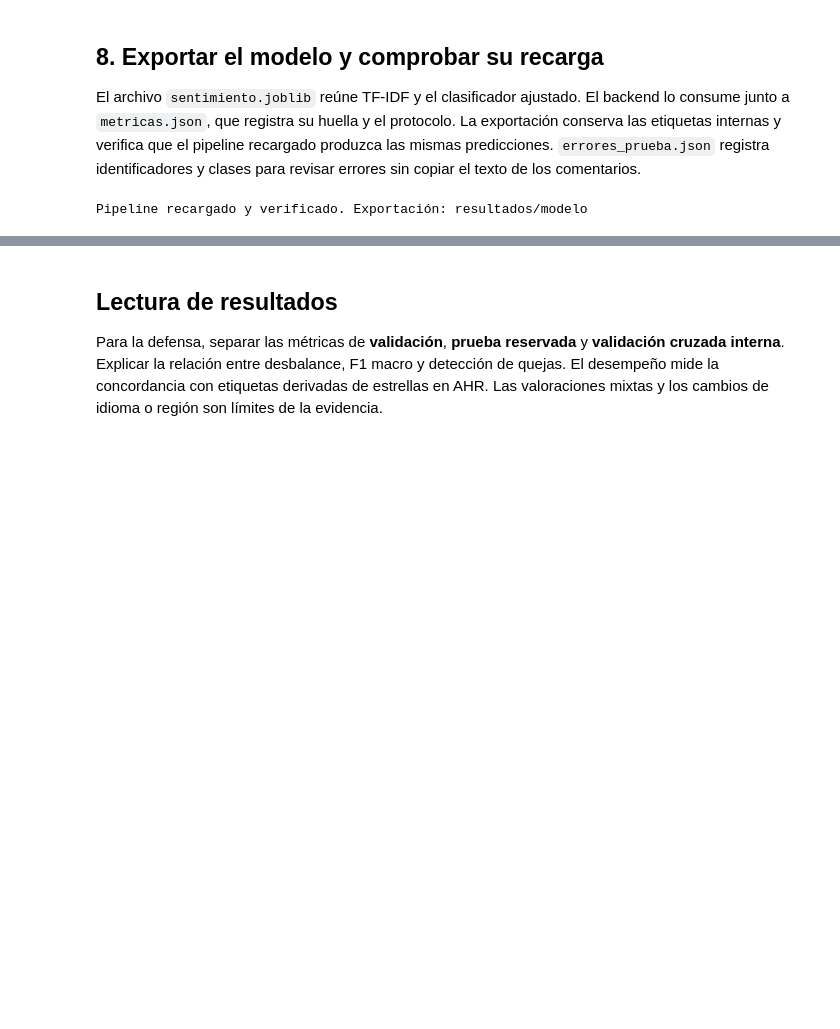
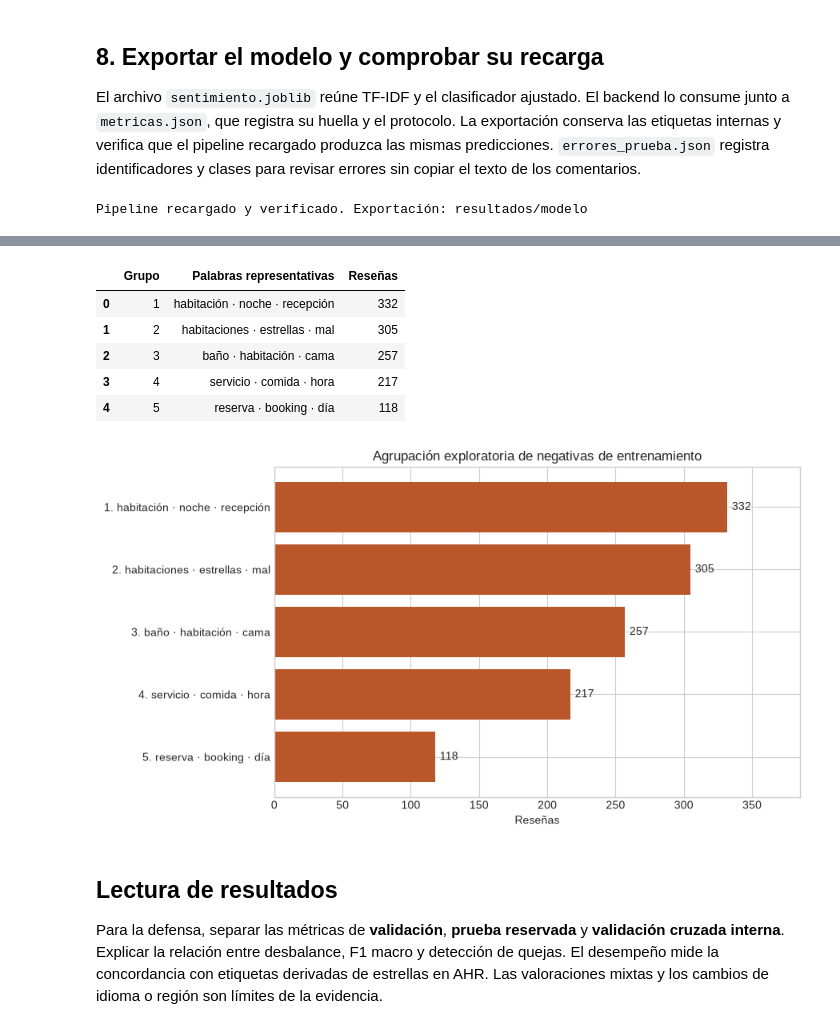
Before and after one commit to bvelastegui/hotel-reviews-ml, a Jupyter notebook: modelo_resenas.ipynb, the cells around one changed output, grey strips where cells are left out. Drawn from its saved outputs; the diff is of its cells as text; code cells hidden in the pictures; blank space fills up the shorter version.

Commit message:
feat(cuaderno): explorar grupos de reseñas negativas

```diff
--- a/modelo_resenas.ipynb
+++ b/modelo_resenas.ipynb
@@ -554,3 +564,45 @@ Pipeline recargado y verificado. Exportación: resultados/modelo
+# %%
+from backend import LoteNegativas, agrupar_negativas
+
+negativas_exploracion = [fila for fila in conjuntos["entrenamiento"] if fila["label"] == "0"]
+agrupacion = agrupar_negativas(LoteNegativas(resenas=[
+    {"numero": i, "texto": fila["review_text"]}
+    for i, fila in enumerate(negativas_exploracion, 1)
+]))
+assert sum(grupo.cantidad for grupo in agrupacion.grupos) == len(negativas_exploracion)
+assert sorted(numero for grupo in agrupacion.grupos for numero in grupo.resenas) == list(
+    range(1, len(negativas_exploracion) + 1)
+)
+resumen_temas = pd.DataFrame([
+    {"Grupo": grupo.id, "Palabras representativas": grupo.tema, "Reseñas": grupo.cantidad}
+    for grupo in agrupacion.grupos
+])
+display(resumen_temas)
+fig, eje = plt.subplots(figsize=(9, 5))
+barras = eje.barh(
+    [f"{grupo.id}. {grupo.tema}" for grupo in agrupacion.grupos],
+    [grupo.cantidad for grupo in agrupacion.grupos], color=NARANJA,
+)
+eje.bar_label(barras, padding=4)
+eje.invert_yaxis()
+eje.set(title="Agrupación exploratoria de negativas de entrenamiento", xlabel="Reseñas")
+eje.set_xlim(0, max(grupo.cantidad for grupo in agrupacion.grupos) * 1.16)
+mostrar_figura(fig, "05_grupos_de_quejas")
+escribir_json(RESULTADOS / "agrupacion_exploratoria.json", {
+    "origen": "etiquetas negativas del conjunto de entrenamiento",
+    "total": agrupacion.total,
+    "grupos": [{**grupo.model_dump(), "ids_corpus": [
+        negativas_exploracion[numero - 1]["id"] for numero in grupo.resenas
+    ]} for grupo in agrupacion.grupos],
+})
+# %% [output]
+|  | Grupo | Palabras representativas | Reseñas |
+| 0 | 1 | habitación · noche · recepción | 332 |
+| 1 | 2 | habitaciones · estrellas · mal | 305 |
+| 2 | 3 | baño · habitación · cama | 257 |
+| 3 | 4 | servicio · comida · hora | 217 |
+| 4 | 5 | reserva · booking · día | 118 |
+[figure, added]
 # %% [markdown]
 ## Lectura de resultados
 
```
Also changed, not shown: parts of 1 cell of this notebook.
